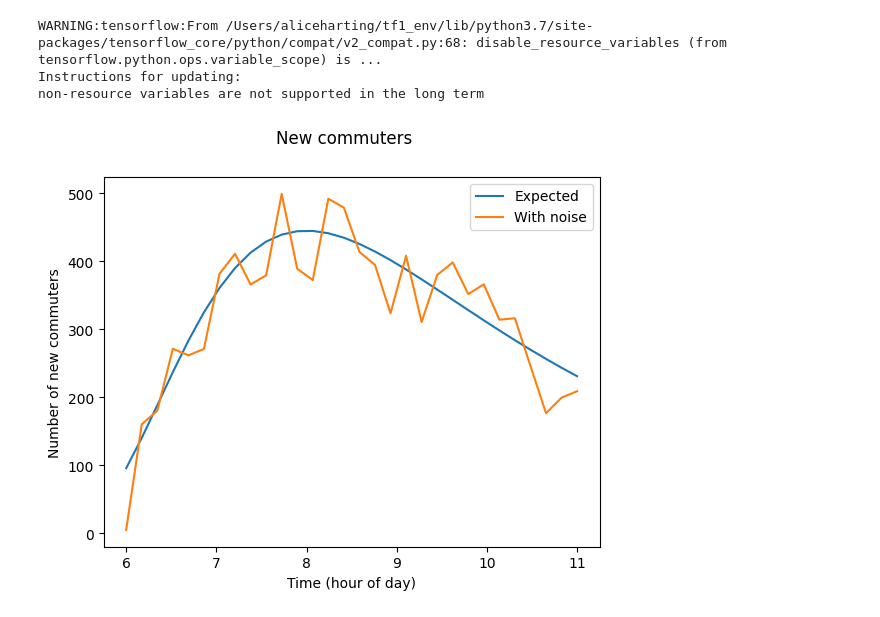
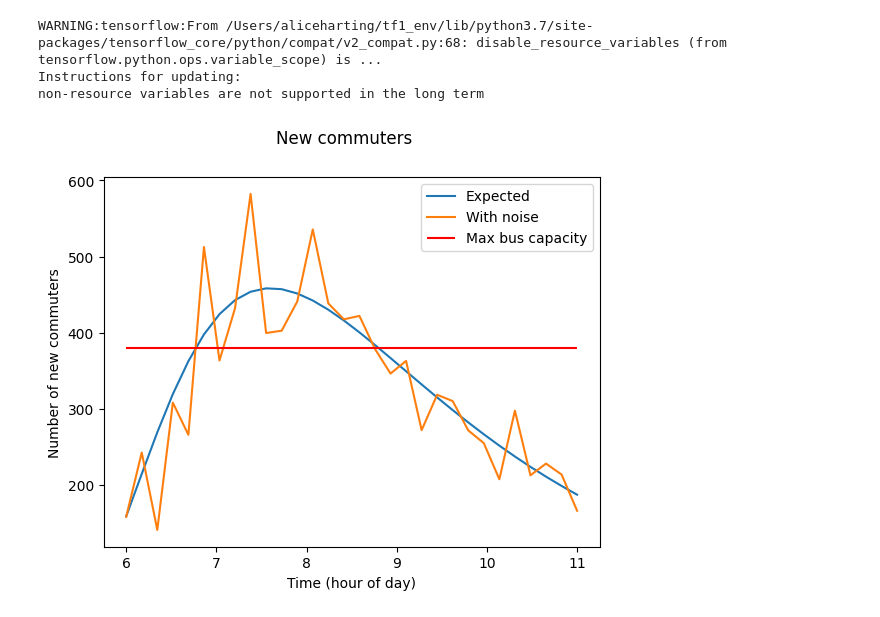
Before and after one commit to aharting/stochastic_control_neural_network, a Jupyter notebook: poster_project.ipynb, the cells around one changed output. Cells and saved outputs as stored; diff of their text form; code cells hidden in the pictures.

```diff
--- a/poster_project.ipynb
+++ b/poster_project.ipynb
@@ -17,11 +17,11 @@ M = 10**5 # Iterations
 total_time = 5 # Number of hours
 dt = 10/60 # 10 minute increments
 T = int(total_time/dt) # timesteps
-num_hiddens = 3
+num_hiddens = 10
 
 sigma = 10**9 # Penalty coefficient
-phi = 20 # Cost of waiting per person per time increment
-gamma_b = 300 # Max capacity of buses at each time increment
+phi = 10 # Cost of waiting per person per time increment
+gamma_b = 380 # Max capacity of buses at each time increment
 
 inp = tf.placeholder(dtype = tf.float32, shape = (None, 1))
 
@@ -33,25 +33,26 @@ ix = {
 # %%
 # Generate new commuters
 population = 10**4
 
 x = np.linspace(2, 7, T)
-y = invgamma.pdf(x=x, a=4, scale=20)
+y = invgamma.pdf(x=x, a=4, scale=18)
 rclean = y/np.sum(y)*population
 r = rclean + 50*norm.rvs(size=(N, T)) # Model training data
 
 # Plot
 x = x + 4
 fig, ax = plt.subplots()
 ax.plot(x,rclean, label="Expected")
 ax.plot(x,r[0,:], label="With noise")
+ax.hlines(gamma_b, xmin=6, xmax=11, label="Max bus capacity", color="red")
 ax.legend()
 ax.set_xlabel("Time (hour of day)")
 ax.set_ylabel("Number of new commuters")
 fig.suptitle("New commuters")
-fig.savefig("r.png")
+fig.savefig("img/rtest.png")
 fig.show()
 # %% [output]
-[figure, old version]
+[figure, new version]
 # %%
 # Generate taxi costs
 fig, ax = plt.subplots()
```
Also changed, not shown: parts of 7 cells of this notebook, 19 other files.
